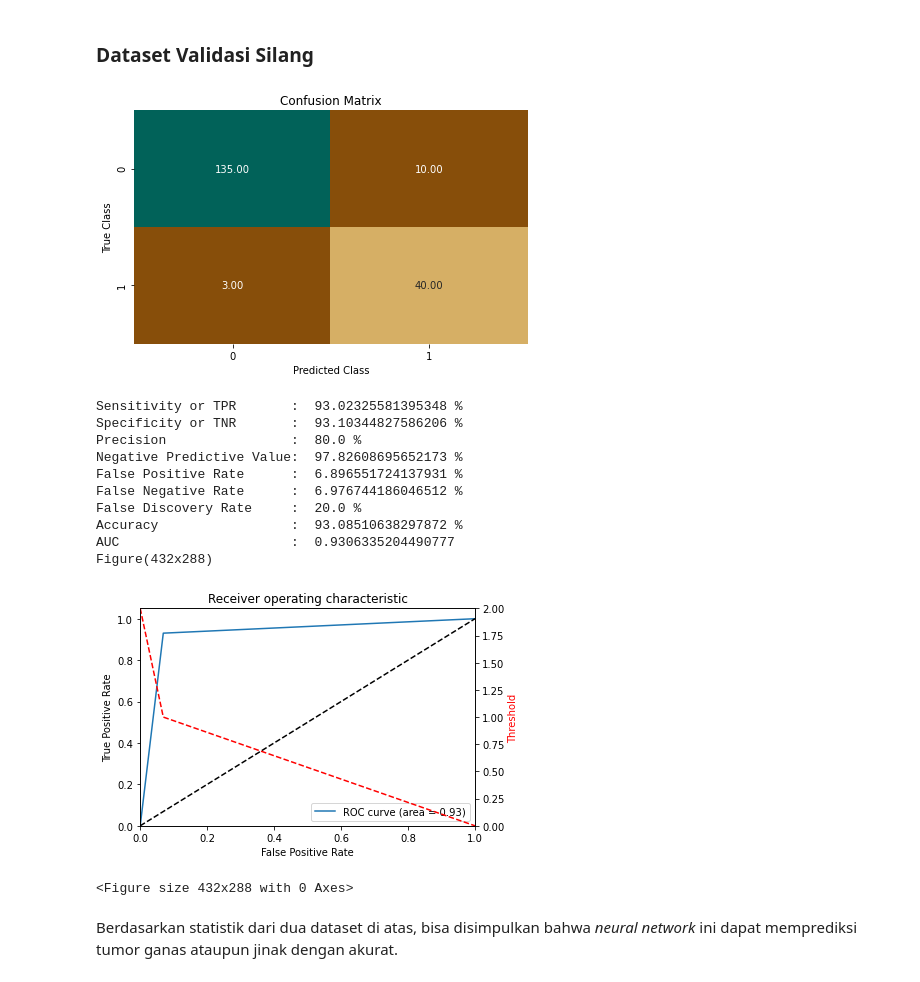
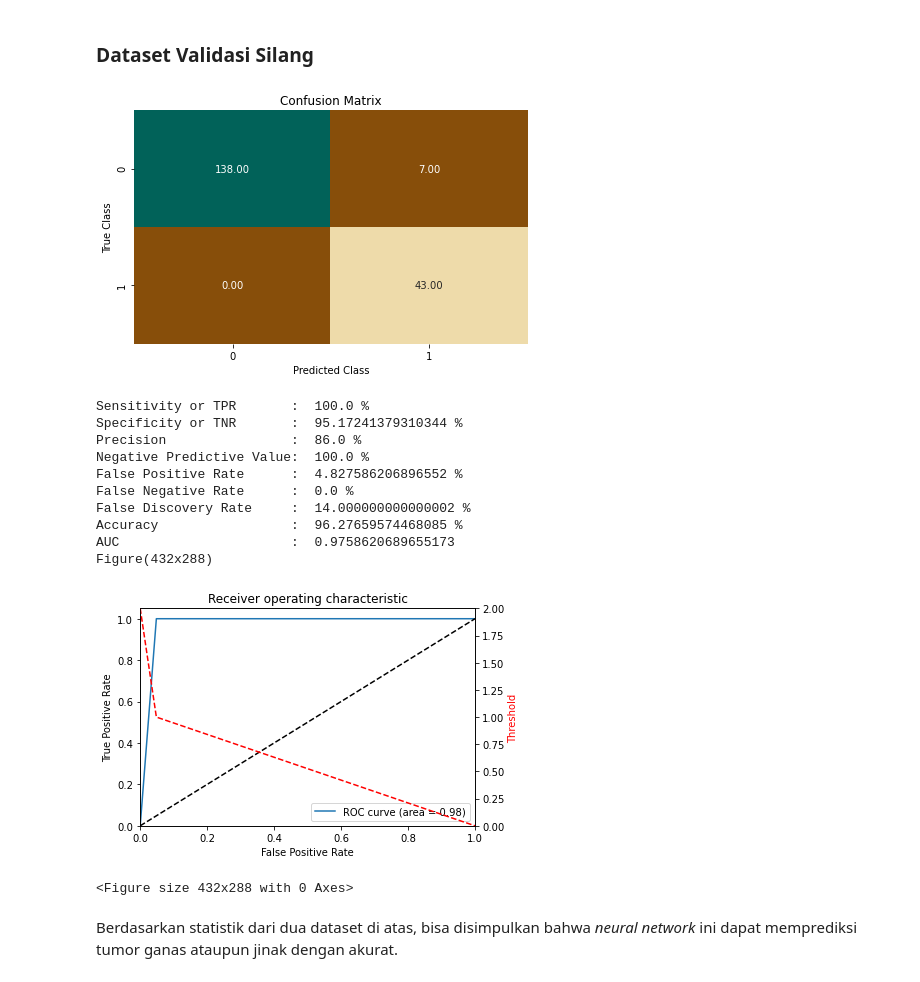
Before and after one commit to wiliamhw/KK-GA-NN, a Jupyter notebook: Neural Network and Genetic Algorithm.ipynb, the cells around one changed output. Cells and saved outputs as stored; diff of their text form; code cells hidden in the pictures.

```diff
--- a/Neural Network and Genetic Algorithm.ipynb
+++ b/Neural Network and Genetic Algorithm.ipynb
@@ -551,11 +415,3 @@ X_normalized = (X-X_mean)/(X_max)
-# %%
-# Ambil 380 sampel pertama (66,67%) untuk training set
-X_train = X_normalized[:,:380]
-Y_train = Y[:,:380]
-
-# Ambil 189 sampe sisa (33,33%) untuk cross-validation set
-X_cv = X_normalized[:,381:]
-Y_cv = Y[:,381:]
 # %% [markdown]
 Berikut merupakan struktur neural network yang kami buat:
 * Neural network akan mempunyai satu input layer, dua hhidden layers dan satu output layer
@@ -753,11 +602,0 @@ Jika algoritma telah berfungsi sebagaimana dimaksud, akan dilihat bahwa fungsi b
-# %%
-W1,W2,W3,b1,b2,b3,count,caches = gradient_descent(1000,X_cv,Y_cv,0.5)
-
-plt.plot(count,caches,label='Cost')
-
-plt.xlabel('Iteration')
-plt.ylabel('Cost')
-
-plt.title("Cost vs. Iteration")
-plt.legend()
-plt.show()
@@ -891,0 +744,6 @@ AUC, yang merupakan singkatan dari *area under the ROC curve*, menunjukan area d
+# %%
+X_train, X_test, Y_train, Y_test = split(dataset,label, 380)
+
+chromosomes,best_scores=generations(dataset,label,size=60,n_feat=dataset.shape[1],n_parents=35,
+                                    mutation_rate=0.8,n_gen=10, X_train = X_train,X_test = X_test,
+                                    Y_train = Y_train,Y_test = Y_test)
@@ -892,3 +819,6 @@ AUC, yang merupakan singkatan dari *area under the ROC curve*, menunjukan area d
+# %%
+opt_X_train = X_train[best_chromosome]
+opt_X_test = X_test[best_chromosome]
 # %% [markdown]
 ### Dataset Training
 
@@ -921,25 +851,25 @@ Figure(432x288)
 # %% [markdown]
 ### Dataset Validasi Silang
 # %%
-CV_predict = predict(X_cv,Y_cv,1000,0.5,X_train,Y_train)
+test_predict = predict(opt_X_test,Y_test,1000,0.5,opt_X_train,Y_train)
 
-plot_confusion_matrix(Y_cv[0], CV_predict[0])
+plot_confusion_matrix(Y_test[0], test_predict[0])
 # %% [output]
-[figure, old version]
+[figure, new version]
 # %%
-plot_roc(Y_cv[0], CV_predict[0])
+plot_roc(Y_test[0], test_predict[0])
 # %% [output]
-Sensitivity or TPR       :  93.02325581395348 %
-Specificity or TNR       :  93.10344827586206 %
-Precision                :  80.0 %
-Negative Predictive Value:  97.82608695652173 %
-False Positive Rate      :  6.896551724137931 %
-False Negative Rate      :  6.976744186046512 %
-False Discovery Rate     :  20.0 %
-Accuracy                 :  93.08510638297872 %
-AUC                      :  0.9306335204490777
+Sensitivity or TPR       :  100.0 %
+Specificity or TNR       :  95.17241379310344 %
+Precision                :  86.0 %
+Negative Predictive Value:  100.0 %
+False Positive Rate      :  4.827586206896552 %
+False Negative Rate      :  0.0 %
+False Discovery Rate     :  14.000000000000002 %
+Accuracy                 :  96.27659574468085 %
+AUC                      :  0.9758620689655173
 Figure(432x288)
-[figure, old version]
+[figure, new version]
 <Figure size 432x288 with 0 Axes>
 # %% [markdown]
 Berdasarkan statistik dari dua dataset di atas, bisa disimpulkan bahwa *neural network* ini dapat memprediksi tumor ganas ataupun jinak dengan akurat.
```
Also changed, not shown: parts of 43 cells of this notebook.
